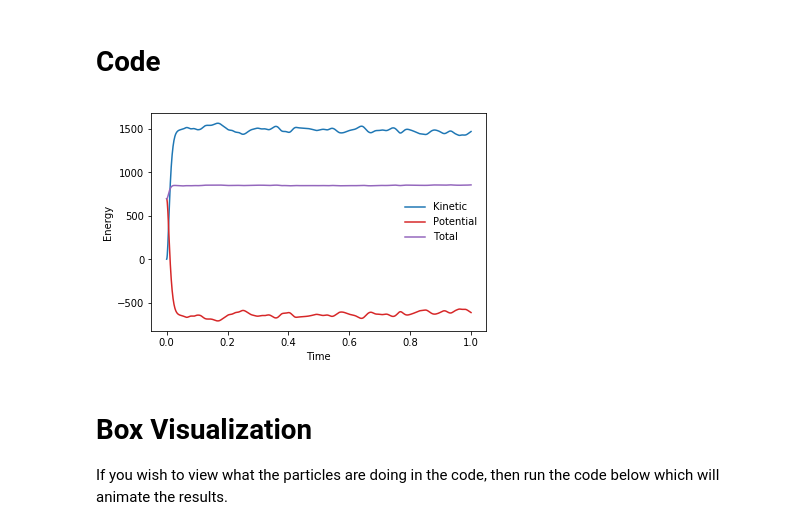
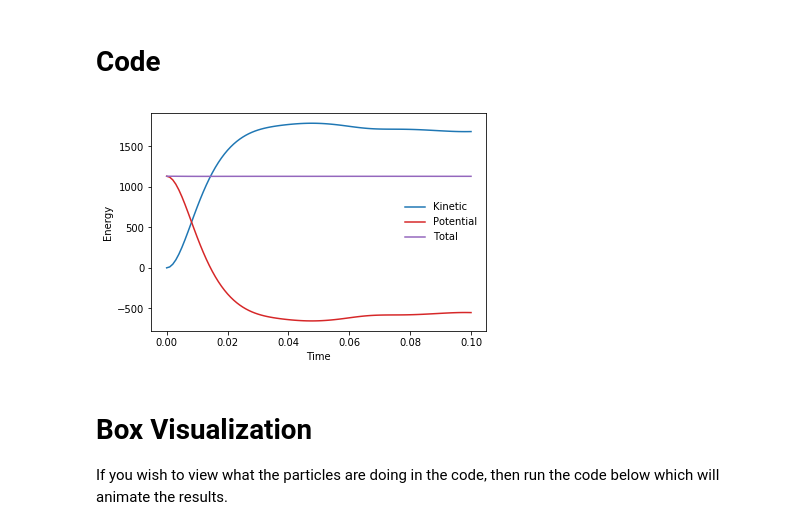
Before and after one commit to mcolahan/mole-sim, a Jupyter notebook: MD Assignment 2.ipynb, the cells around one changed output. Drawn from its saved outputs; the diff is of its cells as text; code cells hidden in the pictures.

```diff
--- a/MD Assignment 2.ipynb
+++ b/MD Assignment 2.ipynb
@@ -46,7 +46,7 @@ n_dims = 3
 box_size = np.array([8,8,8])    # (x, y, z)
 
 delta_t = 0.001        # time between time steps
-n_timesteps = 1000     # how many time steps?
+n_timesteps = 100     # how many time steps?
 dist_cutoff = 3 * sigma
 
 min_dist = 0.8      # minimum distance between particles in initialization
@@ -117,7 +117,7 @@ def get_LJ_force_energy(r):
         # eq 5.3 in Allen and Tildesley 2nd ed
         # fij = -du(rij)/dr * unit vector of r_ij_vect
         f_mag = np.zeros([n_parts-i-1])
-        f_mag[parts_in_range] = 24 * epsilon / r_near ** 2 * (2 *
+        f_mag[parts_in_range] = 24 * epsilon / r_near * (2 *
                 (sigma/r_near) ** 12 - (sigma/r_near) ** 6)
 
         # new axis converts 1D array to a 2D array
@@ -149,34 +149,34 @@ for k in range(n_timesteps):
 
     # check if out of box and update if so
     r[:,:,k+1] = r[:,:,k+1] - np.floor(r[:,:,k+1] / box_size) * box_size
 
     # update forces and acceleration with new r
     f, pot_energy = get_LJ_force_energy(r[:,:,k+1])
     f_vect = np.sum(f, axis=1)
     a_vect = f_vect / m
 
     v[:,:,k+1] = v_halfdt + 0.5 * delta_t * a_vect
 
     v_mag = np.sqrt(np.sum(v[:,:,k+1]**2, axis=1))
     KE = np.sum(0.5 * m * v_mag**2)
     Ek.append(KE)
     Ep.append(pot_energy)
     E.append(KE + pot_energy)
 
 ## Post Processing
 # plot energies
 plt.figure()
 plt.subplot(111)
 x = np.linspace(0, n_timesteps * delta_t, n_timesteps + 1)
 plt.plot(x, Ek, label='Kinetic', c='C0')
 plt.plot(x, Ep, label='Potential', c='C3')
 plt.plot(x, E, label='Total', c='C4')
 plt.ylabel('Energy')
 plt.xlabel('Time')
 plt.legend(frameon=False)
 plt.show()
 # %% [output]
-[figure, old version]
+[figure, new version]
 # %% [markdown]
 # Box Visualization
 If you wish to view what the particles are doing in the code, then run the code below which will animate the results.
```
Also changed, not shown: parts of 1 cell of this notebook, 3 other files.
